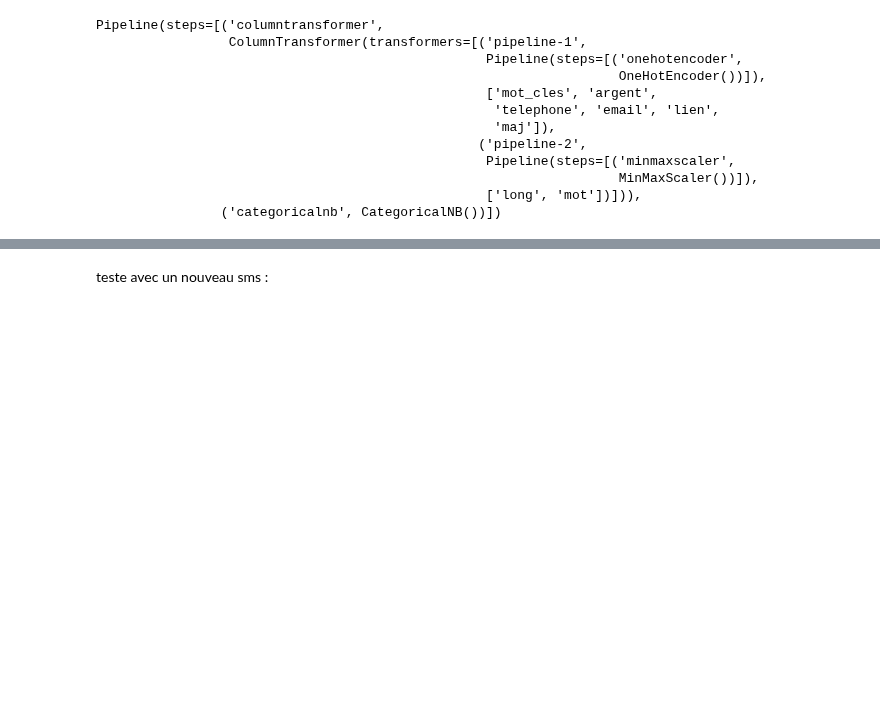
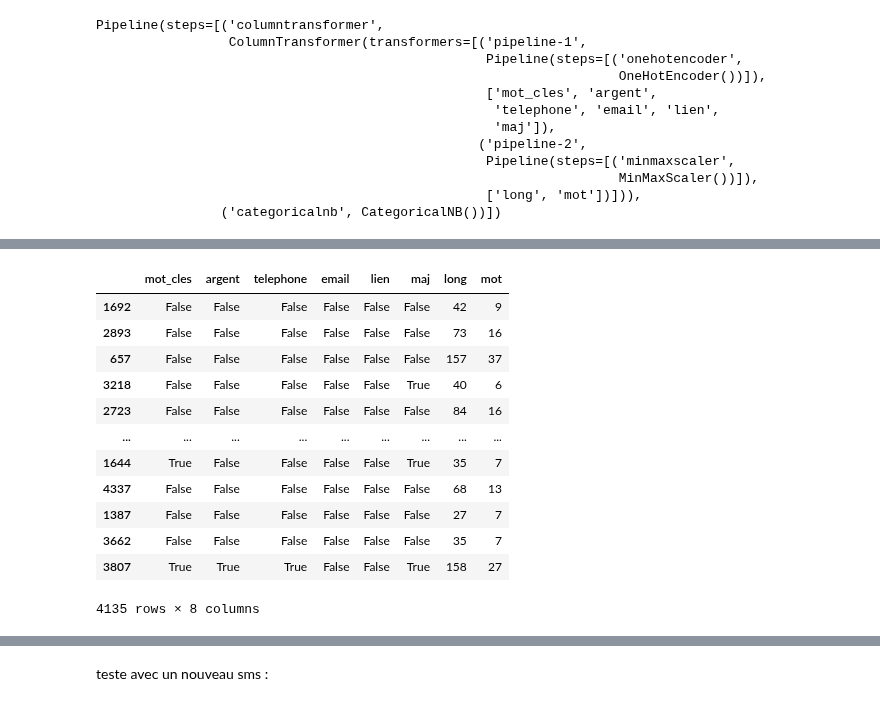
Before and after one commit to data-IA-2023/SPAM_groupe_3, a Jupyter notebook: briefs_spam_v3.ipynb, the cells around one changed output, grey strips where cells are left out. Drawn from its saved outputs; the diff is of its cells as text; code cells hidden in the pictures; blank space fills up the shorter version.

```diff
--- a/briefs_spam_v3.ipynb
+++ b/briefs_spam_v3.ipynb
@@ -407,0 +443,16 @@ Pipeline(steps=[('columntransformer',
+# %%
+x_test
+# %% [output]
+|  | mot_cles | argent | telephone | email | lien | maj | long | mot |
+| 1692 | False | False | False | False | False | False | 42 | 9 |
+| 2893 | False | False | False | False | False | False | 73 | 16 |
+| 657 | False | False | False | False | False | False | 157 | 37 |
+| 3218 | False | False | False | False | False | True | 40 | 6 |
+| 2723 | False | False | False | False | False | False | 84 | 16 |
+| ... | ... | ... | ... | ... | ... | ... | ... | ... |
+| 1644 | True | False | False | False | False | True | 35 | 7 |
+| 4337 | False | False | False | False | False | False | 68 | 13 |
+| 1387 | False | False | False | False | False | False | 27 | 7 |
+| 3662 | False | False | False | False | False | False | 35 | 7 |
+| 3807 | True | True | True | False | False | True | 158 | 27 |
+4135 rows × 8 columns
```
Also changed, not shown: parts of 23 cells of this notebook, 3 other files.
